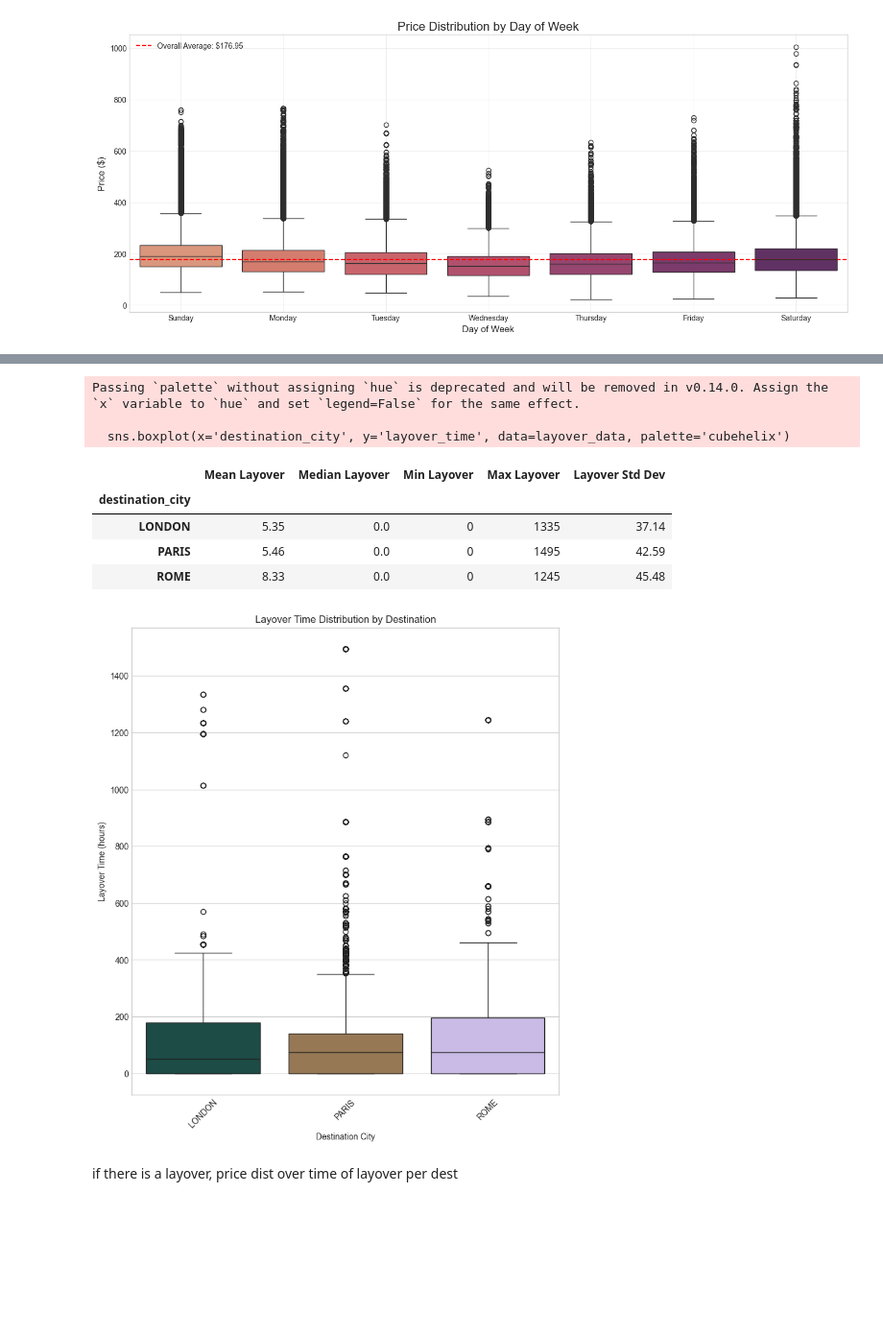
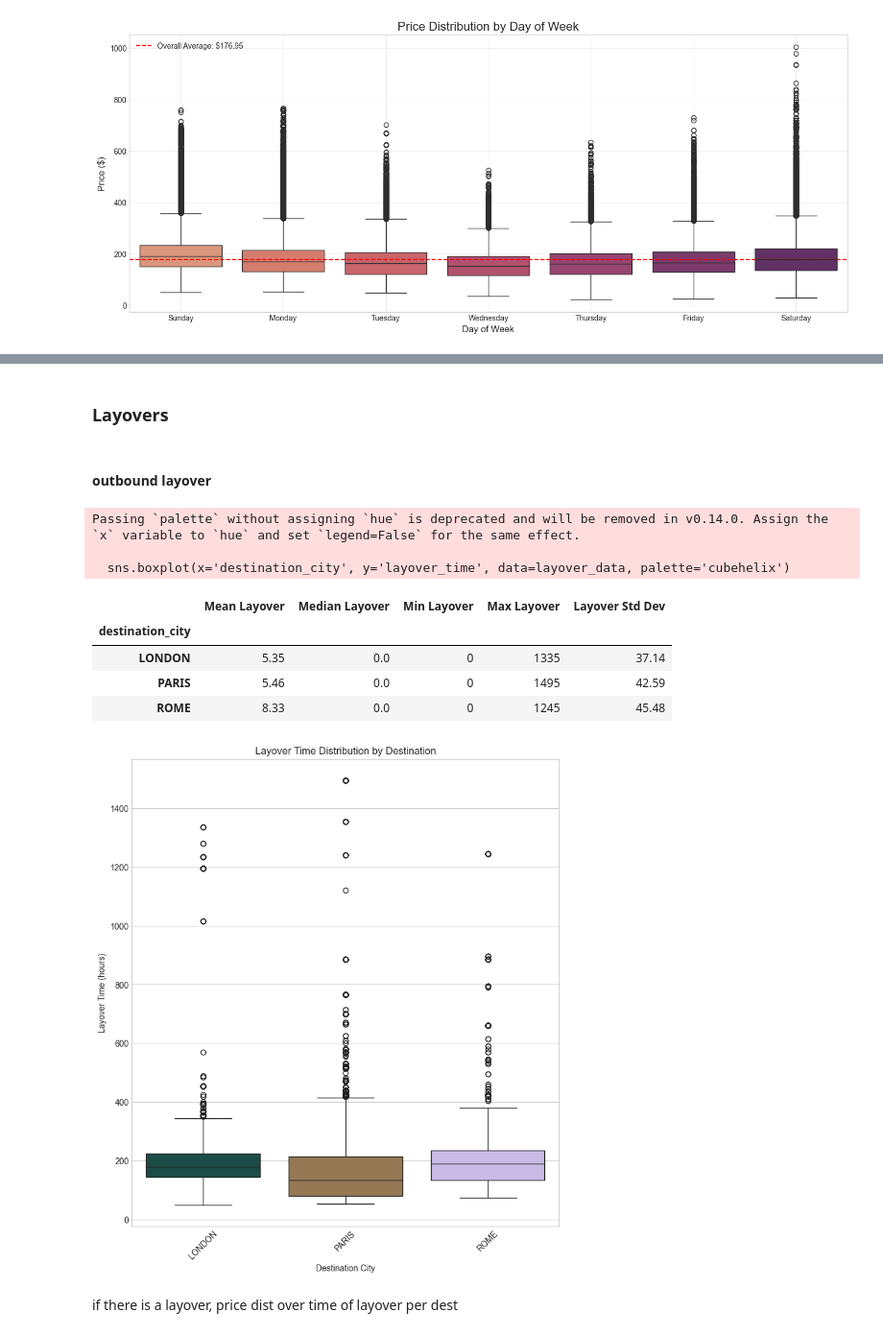
Before and after one commit to Shlezman/DS-Scarping, a Jupyter notebook: project.ipynb, the cells around one changed output, grey strips where cells are left out. Shown at 96% size. Drawn from its saved outputs; the diff is of its cells as text; code cells hidden in the pictures; blank space fills up the shorter version.

```diff
--- a/project.ipynb
+++ b/project.ipynb
@@ -487,32 +532,37 @@ Passing `palette` without assigning `hue` is deprecated and will be removed in v
+# %% [markdown]
+### Layovers
+# %% [markdown]
+#### outbound layover
 # %%
 layover_data = data[data['layover']== True]
+layover_data = layover_data[layover_data['layover_time'] > 0]
 plt.figure(figsize=(20, 10))
 
 plt.subplot(1, 2, 1)
 sns.boxplot(x='destination_city', y='layover_time', data=layover_data, palette='cubehelix')
 plt.title('Layover Time Distribution by Destination')
 plt.xlabel('Destination City')
 plt.ylabel('Layover Time (hours)')
 plt.xticks(rotation=45)
 
 # Calculate summary statistics
 data.groupby('destination_city')['layover_time'].agg([
     ('Mean Layover', 'mean'),
     ('Median Layover', 'median'),
     ('Min Layover', 'min'),
     ('Max Layover', 'max'),
     ('Layover Std Dev', 'std')
 ]).round(2)
 # %% [output]
 Passing `palette` without assigning `hue` is deprecated and will be removed in v0.14.0. Assign the `x` variable to `hue` and set `legend=False` for the same effect.
 
   sns.boxplot(x='destination_city', y='layover_time', data=layover_data, palette='cubehelix')
 |  | Mean Layover | Median Layover | Min Layover | Max Layover | Layover Std Dev |
 | destination_city |  |  |  |  |  |
 | LONDON | 5.35 | 0.0 | 0 | 1335 | 37.14 |
 | PARIS | 5.46 | 0.0 | 0 | 1495 | 42.59 |
 | ROME | 8.33 | 0.0 | 0 | 1245 | 45.48 |
-[figure, old version]
+[figure, new version]
 # %% [markdown]
 if there is a layover, price dist over time of layover per dest
 # %%
```
Also changed, not shown: parts of 49 cells of this notebook.
